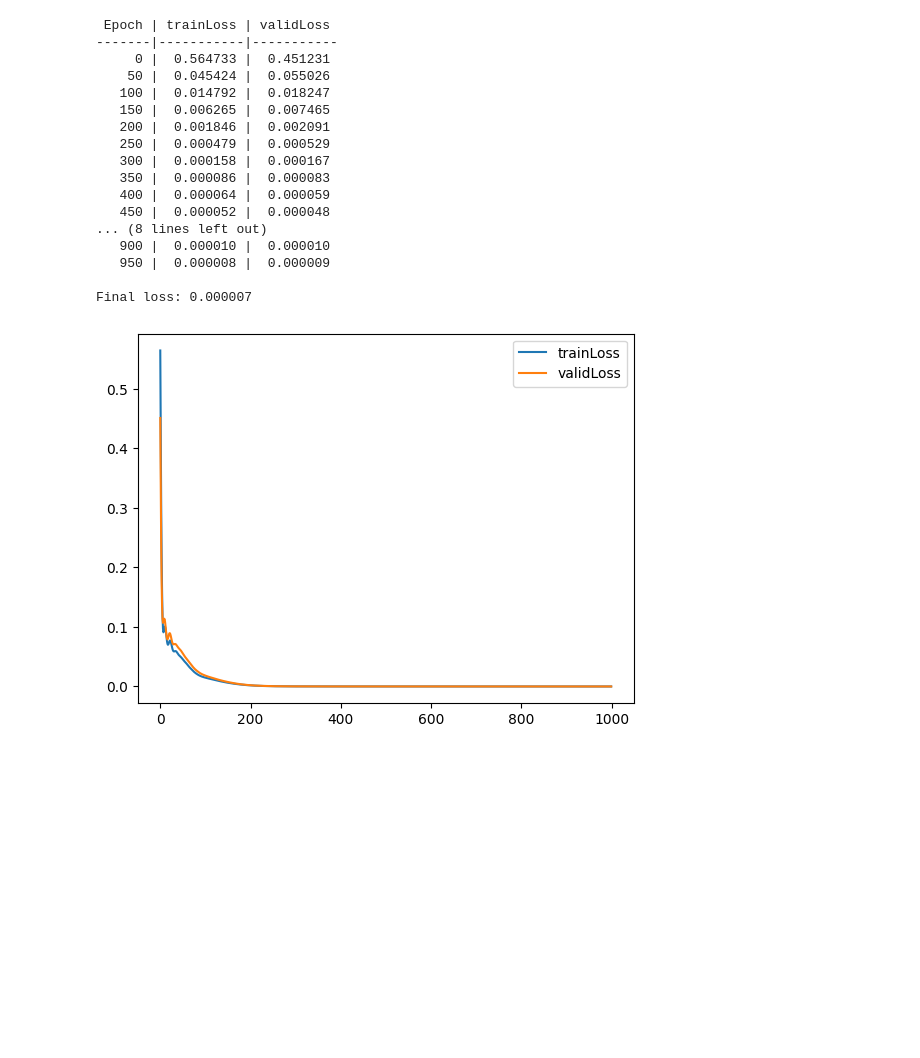
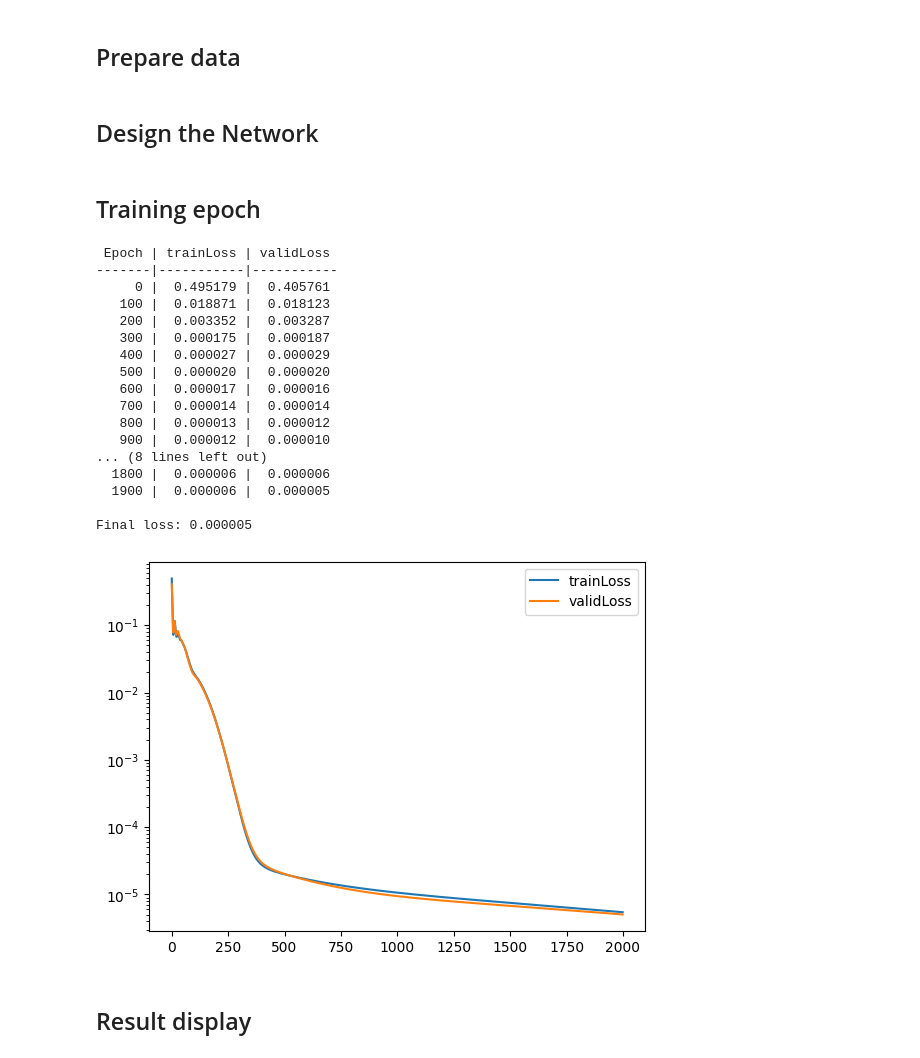
Before and after one commit to hirasawahaonycu/2025_machine_learning, a Jupyter notebook: Week_2/asm2_prog.ipynb, the cells around one changed output. Cells and saved outputs as stored; diff of their text form; code cells hidden in the pictures; blank space fills up the shorter version.

```diff
--- a/Week_2/asm2_prog.ipynb
+++ b/Week_2/asm2_prog.ipynb
@@ -18 +19,3 @@ class DataSet:
+# %% [markdown]
+## Prepare data
 # %%
@@ -19,72 +29,79 @@ class DataSet:
 trainData = DataSet(800)
 validData = DataSet(100)
 testData  = DataSet(100)
+# %% [markdown]
+## Design the Network
 # %%
 class Net(nn.Module):
     def __init__(self):
         super(Net, self).__init__()
         self.seq = nn.Sequential(
-            nn.Linear(1, 10),
+            nn.Linear(1, 7),
             nn.Tanh(),
-            nn.Linear(10, 10),
+            nn.Linear(7, 7),
             nn.Tanh(),
-            nn.Linear(10, 1)
+            nn.Linear(7, 1)
         )
 
     def forward(self, x):
         return self.seq(x)
+# %% [markdown]
+## Training epoch
 # %%
 net = Net()
 criterion = nn.MSELoss()
 optimizer = torch.optim.Adam(net.parameters(), lr=0.01)
 
-trainEpoch = 1000
-epochlist = np.arange(1000)
+trainEpoch = 2000
+epochlist = np.arange(trainEpoch)
 trainlosslist = []
 validlosslist = []
 
 print(" Epoch | trainLoss | validLoss ")
 print("-------|-----------|-----------")
 
 for epoch in range(trainEpoch):
     optimizer.zero_grad()
     y_pred = net(trainData.x_t)
     trainloss = criterion(y_pred, trainData.y_t)
     trainloss.backward()
     optimizer.step()
 
     y_valid = net(validData.x_t)
     validloss = criterion(y_valid, validData.y_t)
 
     trainlosslist.append(trainloss.item())
     validlosslist.append(validloss.item())
-    if epoch % 50 == 0:
+    if epoch % 100 == 0:
         print(f" {epoch:5d} | {trainloss.item():9.6f} | {validloss.item():9.6f} ")
 
 print(f"\nFinal loss: {trainlosslist[-1]:.6f}")
 plt.plot(epochlist, trainlosslist, label='trainLoss')
 plt.plot(epochlist, validlosslist, label='validLoss')
+plt.yscale('log')
 plt.legend()
 plt.show()
 # %% [output]
  Epoch | trainLoss | validLoss
 -------|-----------|-----------
-     0 |  0.564733 |  0.451231
-    50 |  0.045424 |  0.055026
-   100 |  0.014792 |  0.018247
-   150 |  0.006265 |  0.007465
-   200 |  0.001846 |  0.002091
-   250 |  0.000479 |  0.000529
-   300 |  0.000158 |  0.000167
-   350 |  0.000086 |  0.000083
-   400 |  0.000064 |  0.000059
-   450 |  0.000052 |  0.000048
+     0 |  0.495179 |  0.405761
+   100 |  0.018871 |  0.018123
+   200 |  0.003352 |  0.003287
+   300 |  0.000175 |  0.000187
+   400 |  0.000027 |  0.000029
+   500 |  0.000020 |  0.000020
+   600 |  0.000017 |  0.000016
+   700 |  0.000014 |  0.000014
+   800 |  0.000013 |  0.000012
+   900 |  0.000012 |  0.000010
 ... (8 lines left out)
-   900 |  0.000010 |  0.000010
-   950 |  0.000008 |  0.000009
+  1800 |  0.000006 |  0.000006
+  1900 |  0.000006 |  0.000005
 
-Final loss: 0.000007
+Final loss: 0.000005
-[figure, old version]
+[figure, new version]
+# %% [markdown]
+## Result display
 # %%
 y_pred_t = net(testData.x_t)
 y_pred = y_pred_t.detach().numpy()
```
Also changed, not shown: parts of 5 cells of this notebook, 1 other file.
